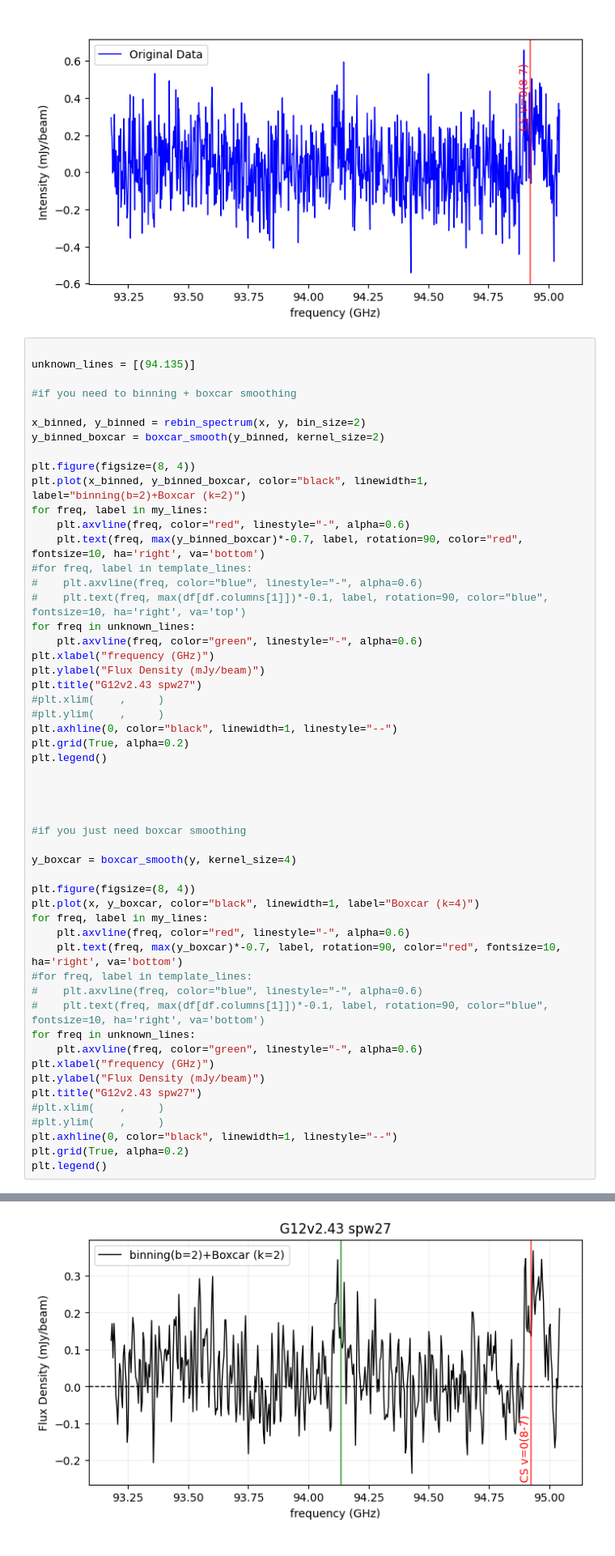
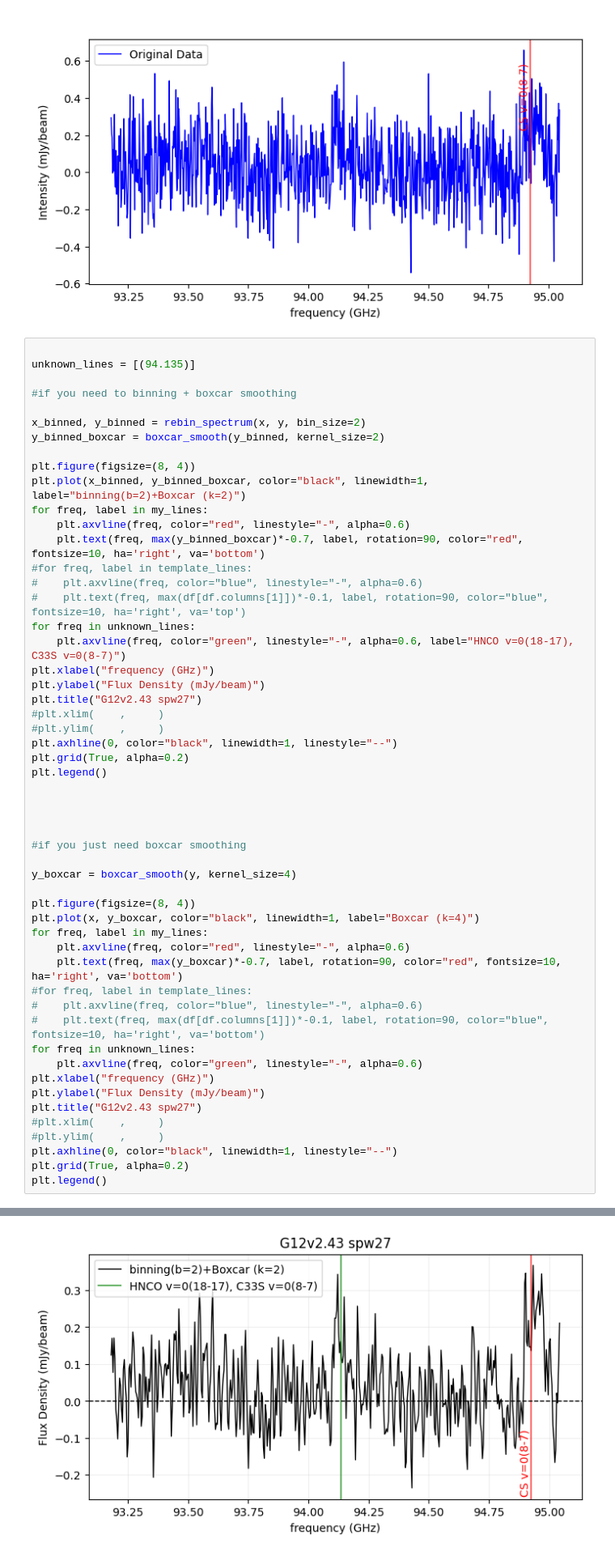
Before and after one commit to 000RF/2025-summer, a Jupyter notebook: G12v2.43/spw 27/spw27.ipynb, the cells around one changed output, grey strips where cells are left out. Shown at 81% size. Drawn from its saved outputs; the diff is of its cells as text.

```diff
--- a/G12v2.43/spw 27/spw27.ipynb
+++ b/G12v2.43/spw 27/spw27.ipynb
@@ -72,7 +72,7 @@ for freq, label in my_lines:
 #    plt.axvline(freq, color="blue", linestyle="-", alpha=0.6)
 #    plt.text(freq, max(df[df.columns[1]])*-0.1, label, rotation=90, color="blue", fontsize=10, ha='right', va='top')
 for freq in unknown_lines:
-    plt.axvline(freq, color="green", linestyle="-", alpha=0.6)
+    plt.axvline(freq, color="green", linestyle="-", alpha=0.6, label="HNCO v=0(18-17), C33S v=0(8-7)")
 plt.xlabel("frequency (GHz)")
 plt.ylabel("Flux Density (mJy/beam)")
 plt.title("G12v2.43 spw27")
@@ -82,32 +82,32 @@ plt.axhline(0, color="black", linewidth=1, linestyle="--")
 plt.grid(True, alpha=0.2)
 plt.legend()
 
 
 
 
 #if you just need boxcar smoothing
 
 y_boxcar = boxcar_smooth(y, kernel_size=4)
 
 plt.figure(figsize=(8, 4))
 plt.plot(x, y_boxcar, color="black", linewidth=1, label="Boxcar (k=4)")
 for freq, label in my_lines:
     plt.axvline(freq, color="red", linestyle="-", alpha=0.6)
     plt.text(freq, max(y_boxcar)*-0.7, label, rotation=90, color="red", fontsize=10, ha='right', va='bottom')
 #for freq, label in template_lines:
 #    plt.axvline(freq, color="blue", linestyle="-", alpha=0.6)
 #    plt.text(freq, max(df[df.columns[1]])*-0.1, label, rotation=90, color="blue", fontsize=10, ha='right', va='bottom')
 for freq in unknown_lines:
     plt.axvline(freq, color="green", linestyle="-", alpha=0.6)
 plt.xlabel("frequency (GHz)")
 plt.ylabel("Flux Density (mJy/beam)")
 plt.title("G12v2.43 spw27")
 #plt.xlim(    ,     )
 #plt.ylim(    ,     )
 plt.axhline(0, color="black", linewidth=1, linestyle="--")
 plt.grid(True, alpha=0.2)
 plt.legend()
 # %% [output]
 <matplotlib.legend.Legend at 0x...>
-[figure, old version]
+[figure, new version]
 [figure]
```
Also changed, not shown: 3 other files.
